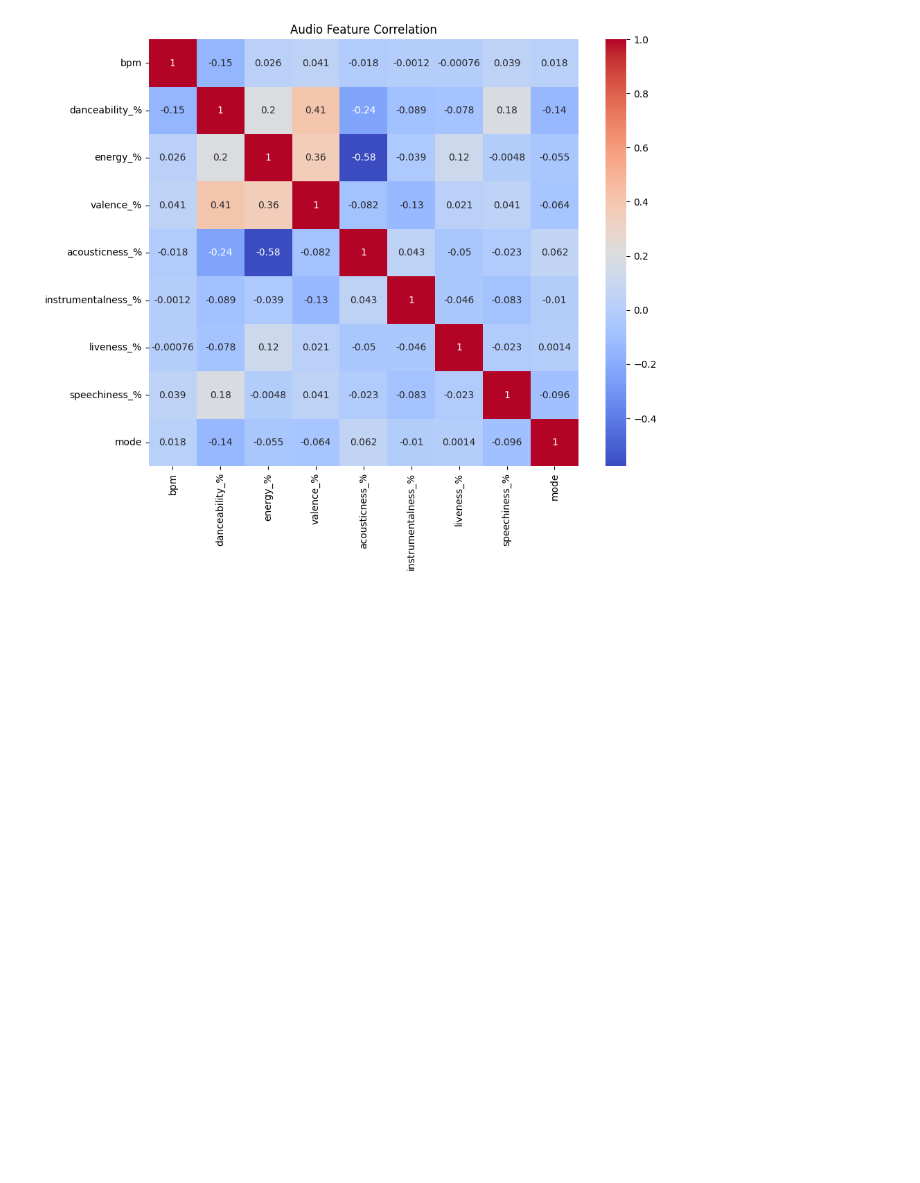
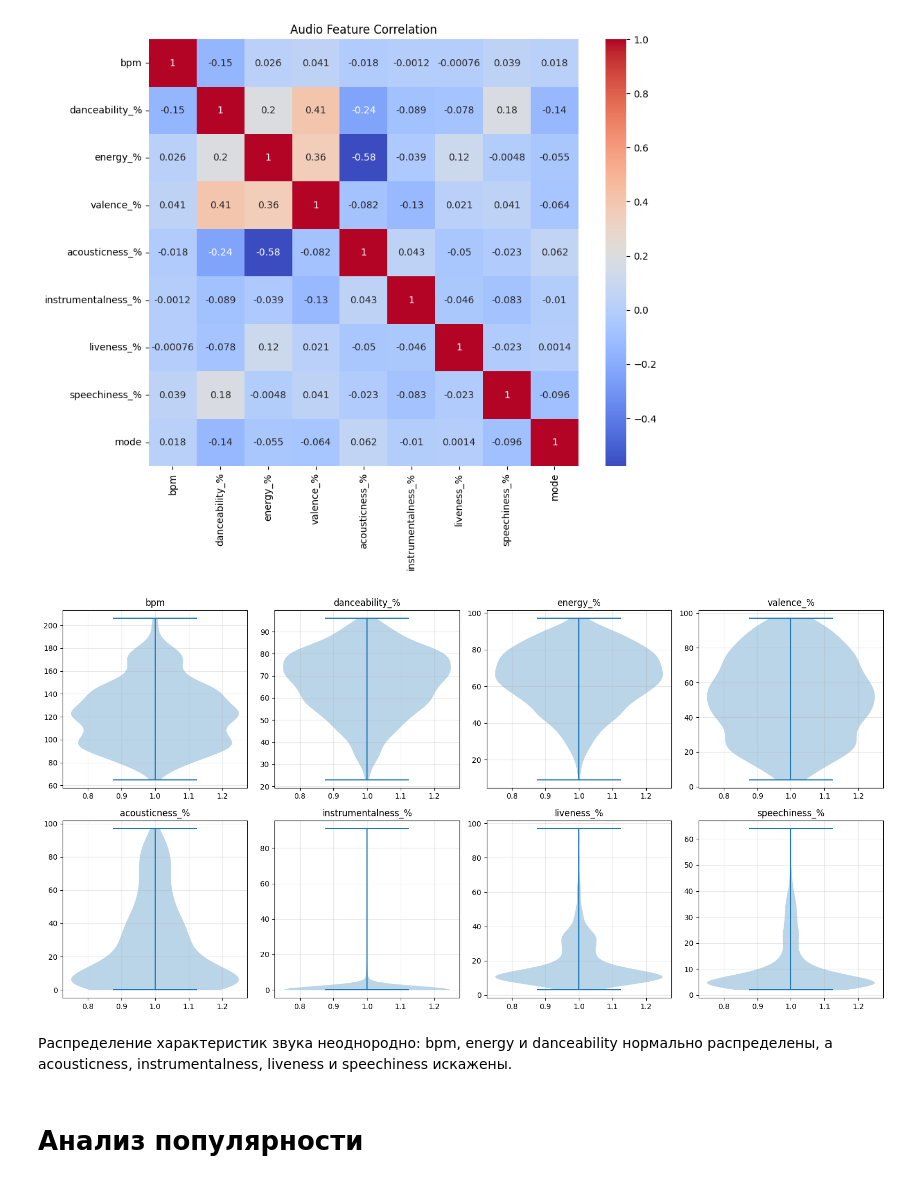
Before and after one commit to ekttd/most-streamed-spotify-songs, a Jupyter notebook: most_streamed_spotify_songs.ipynb, the cells around one changed output. Drawn from its saved outputs; the diff is of its cells as text; code cells hidden in the pictures; blank space fills up the shorter version.

```diff
--- a/most_streamed_spotify_songs.ipynb
+++ b/most_streamed_spotify_songs.ipynb
@@ -144,3 +144,20 @@ plt.title("Audio Feature Correlation")
 plt.show()
 # %% [output]
 [figure]
+# %%
+fig, axes = plt.subplots(2, 4, figsize=(16, 8))
+axes = axes.ravel()
+
+for i, col in enumerate(labels[:8]):
+    axes[i].violinplot(df[col].dropna())
+    axes[i].set_title(col)
+    axes[i].grid(True, alpha=0.3)
+
+plt.tight_layout()
+plt.show()
+# %% [output]
+[figure, added]
+# %% [markdown]
+Распределение характеристик звука неоднородно: bpm, energy и danceability нормально распределены, а acousticness, instrumentalness, liveness и speechiness искажены.
+# %% [markdown]
+# Анализ популярности
```
Also changed, not shown: parts of 7 cells of this notebook.
